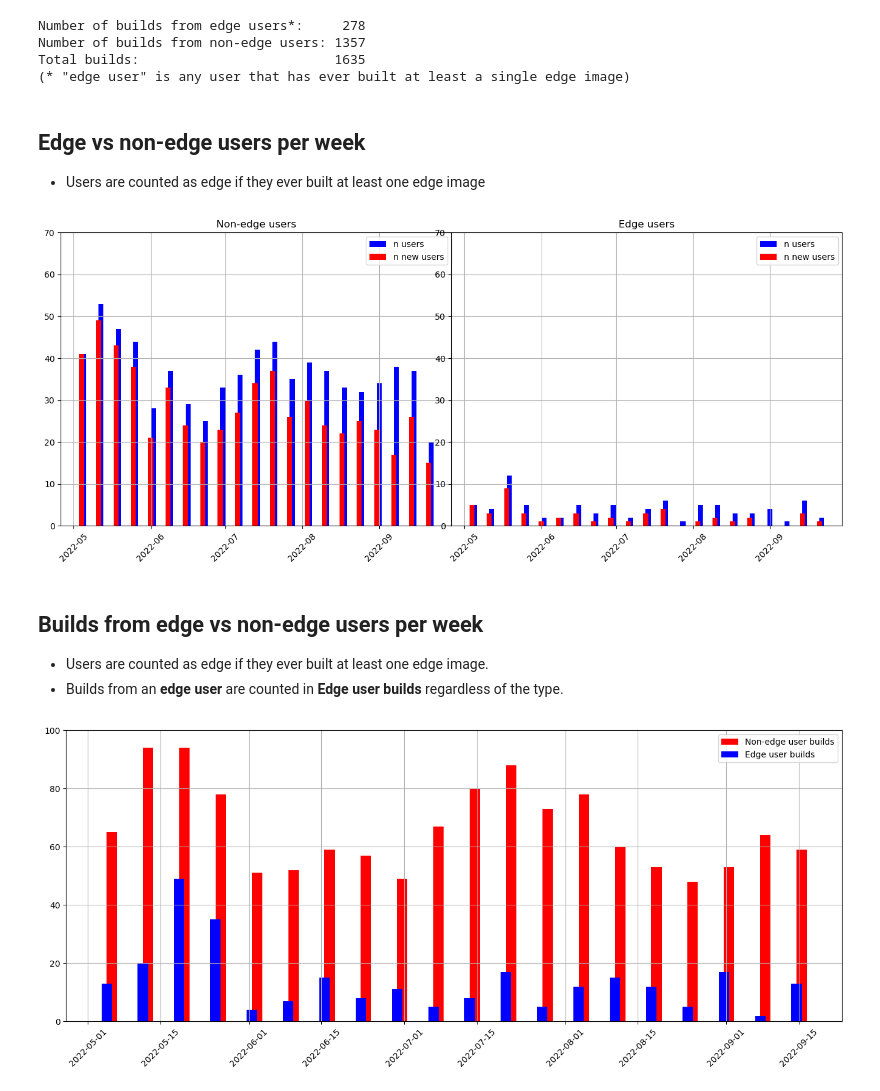
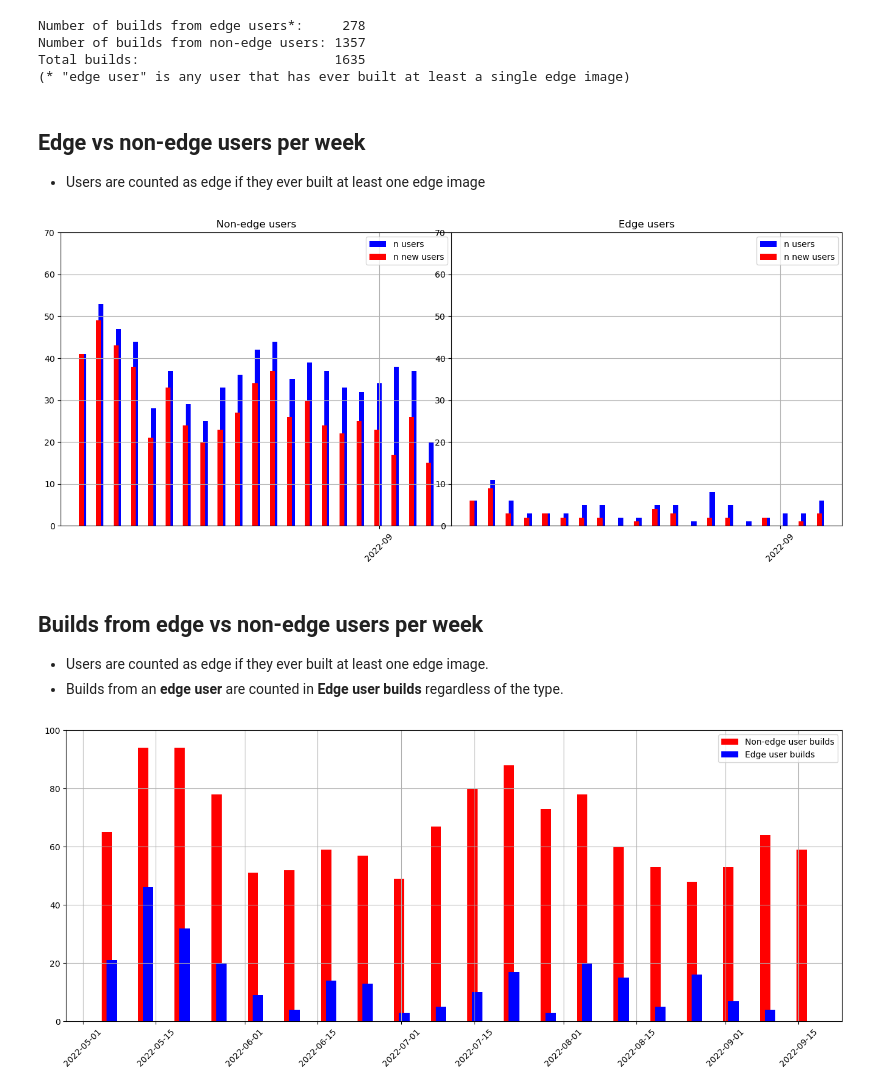
Before and after one commit to osbuild/metrics, a Jupyter notebook: explore.ipynb, the cells around one changed output. Drawn from its saved outputs; the diff is of its cells as text; code cells hidden in the pictures.

```diff
--- a/explore.ipynb
+++ b/explore.ipynb
@@ -31,7 +32,7 @@ Using 3975 records (since GA)
 users = pandas.read_json("./data/userinfo.json")
 with open("./data/userfilter.txt", encoding="utf-8") as filterfile:
     user_filter = filterfile.read().split("\n")
-builds = report.filter_users(builds, users, user_filter)
+builds = ib.data.filter_users(builds, users, user_filter)
 mdprint(f"Using {len(builds)} records (after filtering)")
 # %% [output]
 Using 1635 records (after filtering)
@@ -145,12 +143,12 @@ Total builds:                         1635
 fig = plt.figure()
 ymax = 70
 ax1 = fig.add_axes([0, 0, 1, 1])
-report.plot_weekly_users(non_edge_user_builds, start, end, ax1)
+report.plot_weekly_users(non_edge_user_builds, ax1)
 ax1.set_ylim(ymin=0, ymax=ymax)
 ax1.set_title("Non-edge users")
 
 ax2 = fig.add_axes([1, 0, 1, 1])
-report.plot_weekly_users(edge_user_builds, start, end, ax2)
+report.plot_weekly_users(edge_user_builds, ax2)
 ax2.set_ylim(ymin=0, ymax=ymax)
 ax2.set_title("Edge users")
 
@@ -159,29 +157,29 @@ mdprint("## Edge vs non-edge users per week\n"
 # %% [output]
 ## Edge vs non-edge users per week
 - Users are counted as edge if they ever built at least one edge image
-[figure, old version]
+[figure, new version]
 # %%
 # builds from edge vs non-edge users
 fig = plt.figure()
 ax = plt.axes([0, 0, 2, 1])
 ymax = 100
-t_starts, non_edge_build_counts = report.builds_over_time(non_edge_user_builds, start=start, end=end, period=timedelta(days=7))
+t_starts, non_edge_build_counts = report.builds_over_time(non_edge_user_builds, period=timedelta(days=7))
 ax.bar(t_starts+bar_shift, non_edge_build_counts, color="red", width=2, label="Non-edge user builds")
 
-t_starts, edge_build_counts = report.builds_over_time(edge_user_builds, start=start, end=end, period=timedelta(days=7))
+t_starts, edge_build_counts = report.builds_over_time(edge_user_builds, period=timedelta(days=7))
 ax.bar(t_starts, edge_build_counts, color="blue", width=2, label="Edge user builds")
 ax.legend()
 ax.set_ylim(ymax=ymax)
 # rotate xtick labels 45 degrees cw for readability
 for label in ax.get_xticklabels():
     label.set_rotation(45)
 
 plt.grid(True)
 mdprint("## Builds from edge vs non-edge users per week\n"
     "- Users are counted as edge if they ever built at least one edge image.\n"
     "- Builds from an **edge user** are counted in **Edge user builds** regardless of the type.")
 # %% [output]
 ## Builds from edge vs non-edge users per week
 - Users are counted as edge if they ever built at least one edge image.
 - Builds from an **edge user** are counted in **Edge user builds** regardless of the type.
-[figure, old version]
+[figure, new version]
```
Also changed, not shown: parts of 4 cells of this notebook.
